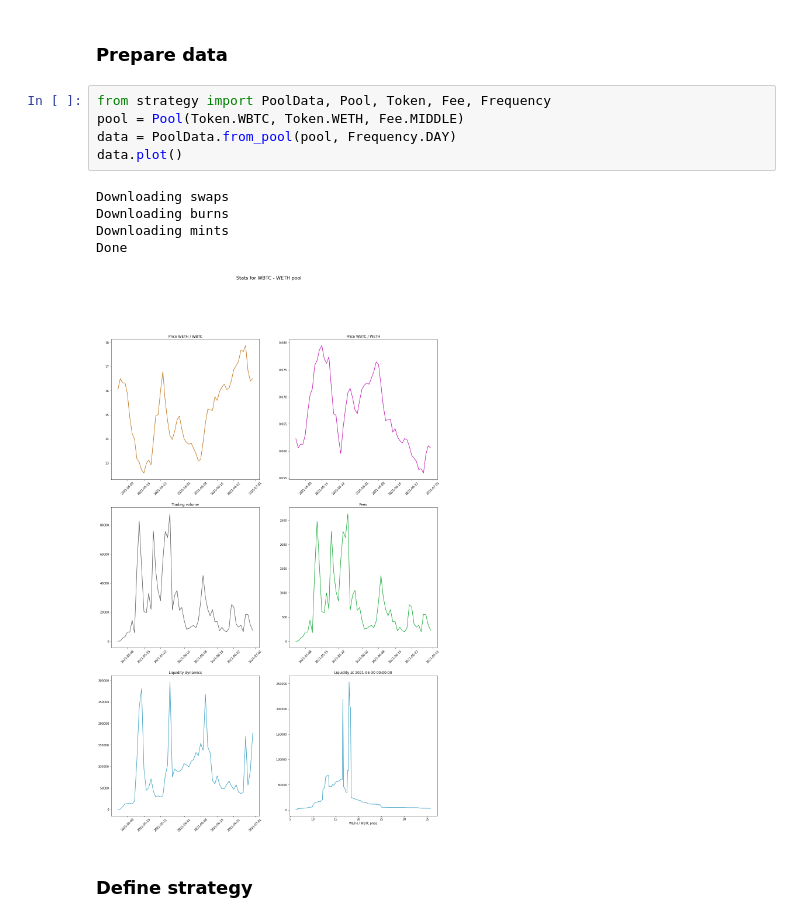
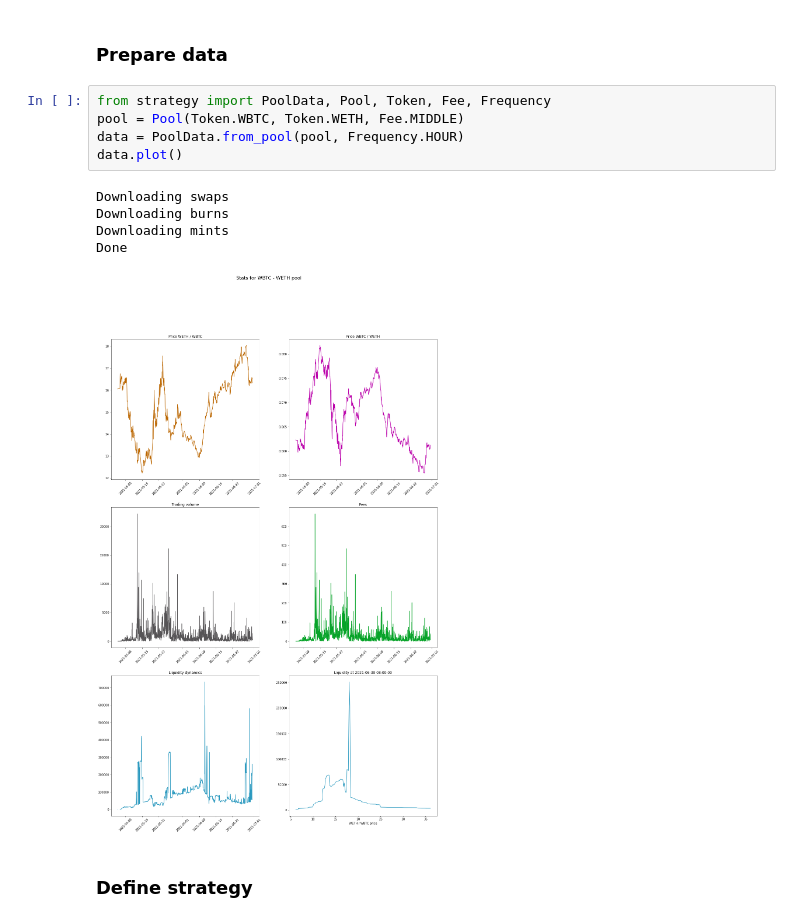
Before and after one commit to mellow-finance/mellow-strategy-sdk, a Jupyter notebook: examples/tick.ipynb, the cells around one changed output. Saved outputs shown, nothing was run; the diff lists cells and outputs as text.

```diff
--- a/examples/tick.ipynb
+++ b/examples/tick.ipynb
@@ -30,14 +30,14 @@ You should consider upgrading via the '/Users/alex/dev/mellow-strategy-sdk/.venv
 # %%
 from strategy import PoolData, Pool, Token, Fee, Frequency
 pool = Pool(Token.WBTC, Token.WETH, Fee.MIDDLE)
-data = PoolData.from_pool(pool, Frequency.DAY)
+data = PoolData.from_pool(pool, Frequency.HOUR)
 data.plot()
 # %% [output]
 Downloading swaps
 Downloading burns
 Downloading mints
 Done
-[figure, old version]
+[figure, new version]
 # %% [markdown]
 ### Define strategy
 # %%
```
Also changed, not shown: parts of 2 cells of this notebook, 1 other file.
